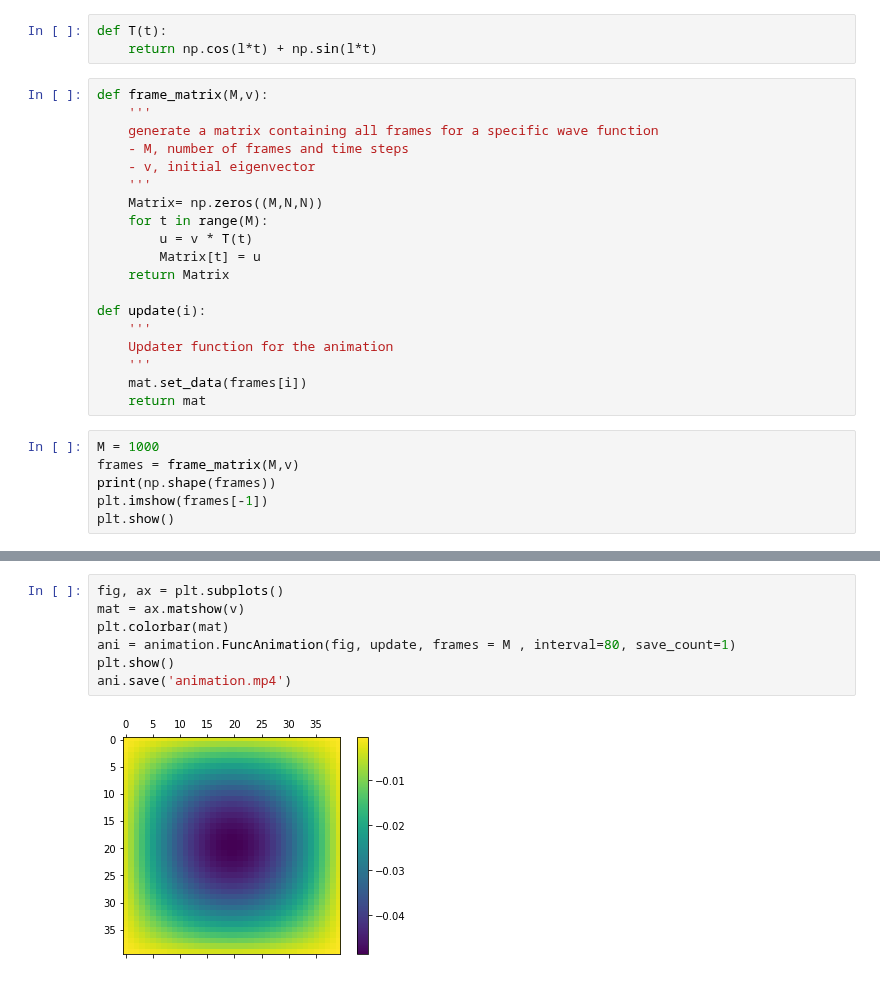
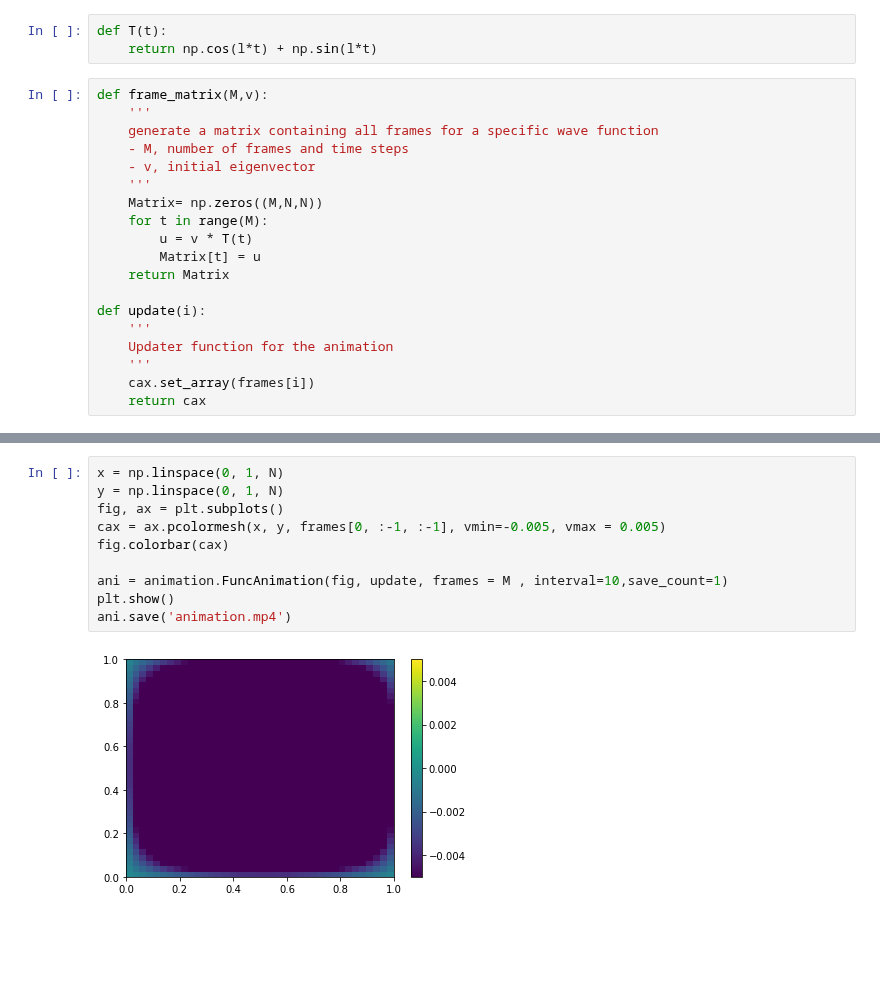
Before and after one commit to karellempes/ScieComp, a Jupyter notebook: Assignment 3/3.1Eigen modes of drums of different shapes.ipynb, the cells around one changed output, grey strips where cells are left out. Saved outputs shown, nothing was run; the diff lists cells and outputs as text; blank space fills up the shorter version.

```diff
--- a/Assignment 3/3.1Eigen modes of drums of different shapes.ipynb
+++ b/Assignment 3/3.1Eigen modes of drums of different shapes.ipynb
@@ -252,11 +252,5 @@ def update(i):
     '''
     Updater function for the animation
     '''
-    mat.set_data(frames[i])
-    return mat
+    cax.set_array(frames[i])
+    return cax
-# %%
-M = 1000
-frames = frame_matrix(M,v)
-print(np.shape(frames))
-plt.imshow(frames[-1])
-plt.show()
@@ -266,9 +257,12 @@ plt.show()
 # %%
+x = np.linspace(0, 1, N)
+y = np.linspace(0, 1, N)
 fig, ax = plt.subplots()
-mat = ax.matshow(v)
-plt.colorbar(mat)
-ani = animation.FuncAnimation(fig, update, frames = M , interval=80, save_count=1)
+cax = ax.pcolormesh(x, y, frames[0, :-1, :-1], vmin=-0.005, vmax = 0.005)
+fig.colorbar(cax)
+
+ani = animation.FuncAnimation(fig, update, frames = M , interval=10,save_count=1)
 plt.show()
 ani.save('animation.mp4')
 # %% [output]
-[figure, old version]
+[figure, new version]
```
Also changed, not shown: parts of 2 cells of this notebook, 1 other file.
